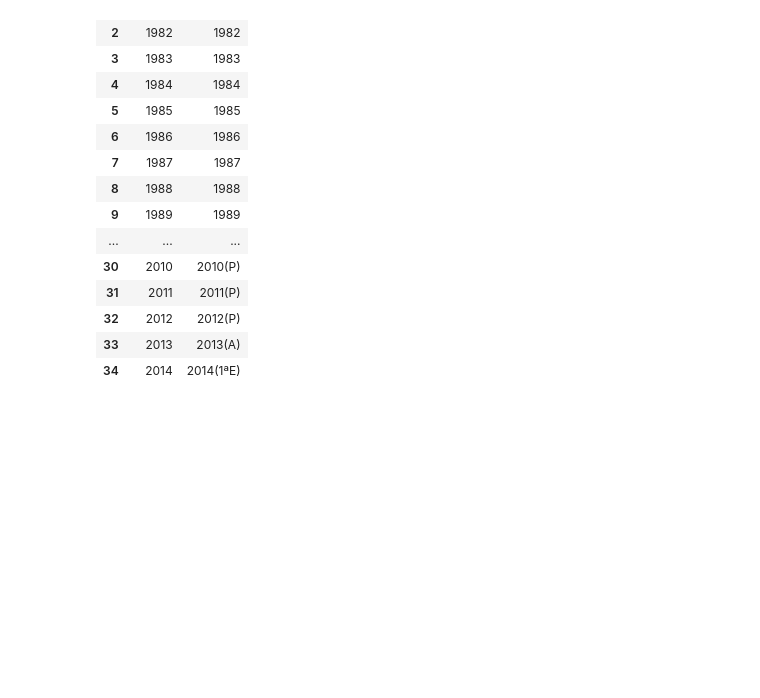
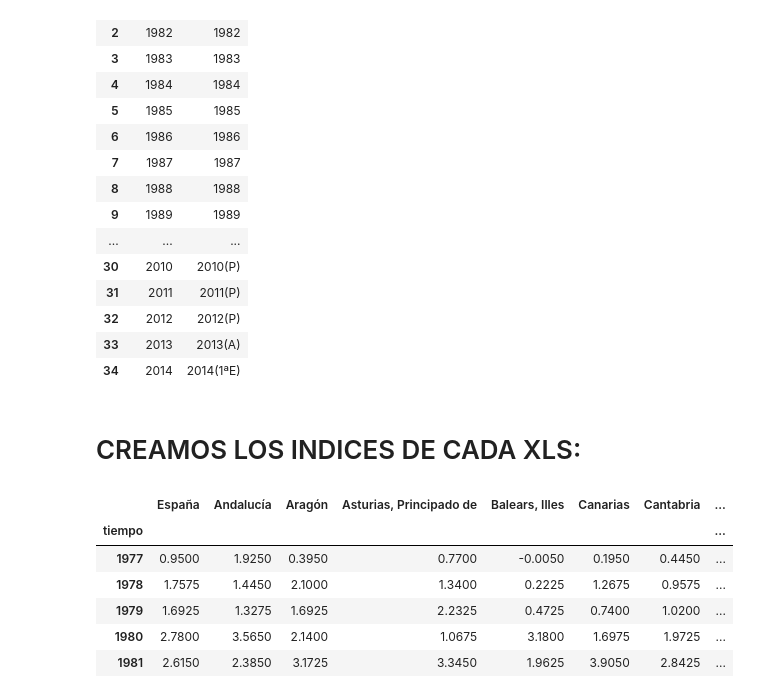
Before and after one commit to mmngreco/okun_ccaa, a Jupyter notebook: code/tabulacion_datos.ipynb, the cells around one changed output. Saved outputs shown, nothing was run; the diff lists cells and outputs as text; code cells hidden in the pictures; blank space fills up the shorter version.

Commit message:
update 8.14.14
Mejorados los gráficos
Correcciones de ortografía
Añadido modelo mco empleo
Captura de outliers
Añadidos indices de variables, xls

```diff
--- a/code/tabulacion_datos.ipynb
+++ b/code/tabulacion_datos.ipynb
@@ -556,3 +583,18 @@ pib[['tiempo', 't']]
 del pib['t']
 # %%
 pib.to_excel('d_y.xls', encoding='utf-8', index=False)
+# %% [markdown]
+# CREAMOS LOS INDICES DE CADA XLS:
+# %%
+d = pd.read_excel('data_work/d_tasa_u.xls', encoding='utf-8', sheetname=0, index_col=0)
+d1 = pd.read_excel('data_work/aux/TASAPARO.xls', encoding='utf-8', sheetname=0, index_col=0)
+# %%
+d.head()
+# %% [output]
+|  | España | Andalucía | Aragón | Asturias, Principado de | Balears, Illes | Canarias | Cantabria | ... |
+| tiempo |  |  |  |  |  |  |  | ... |
+| 1977 | 0.9500 | 1.9250 | 0.3950 | 0.7700 | -0.0050 | 0.1950 | 0.4450 | ... |
+| 1978 | 1.7575 | 1.4450 | 2.1000 | 1.3400 | 0.2225 | 1.2675 | 0.9575 | ... |
+| 1979 | 1.6925 | 1.3275 | 1.6925 | 2.2325 | 0.4725 | 0.7400 | 1.0200 | ... |
+| 1980 | 2.7800 | 3.5650 | 2.1400 | 1.0675 | 3.1800 | 1.6975 | 1.9725 | ... |
+| 1981 | 2.6150 | 2.3850 | 3.1725 | 3.3450 | 1.9625 | 3.9050 | 2.8425 | ... |
```
Also changed, not shown: parts of 22 cells of this notebook, 7 other files.
